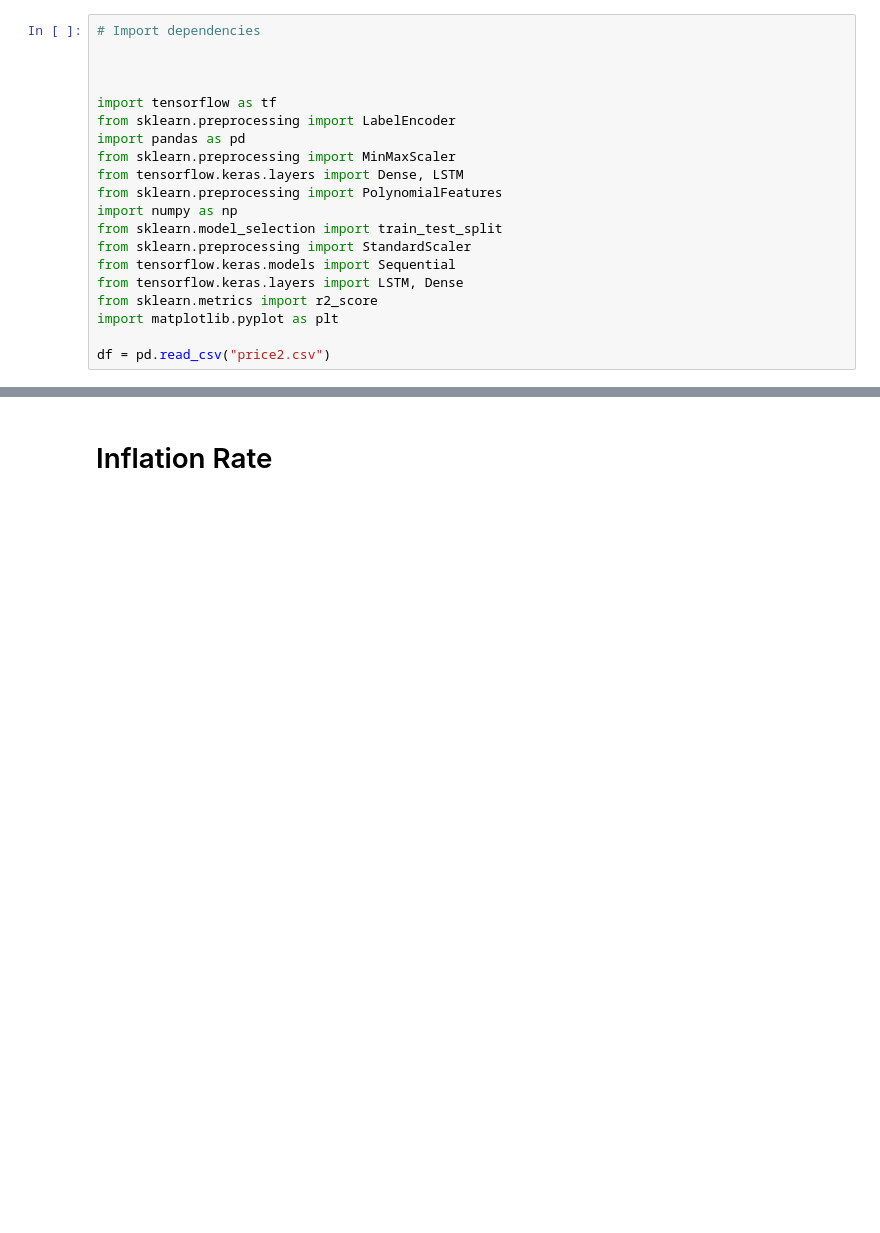
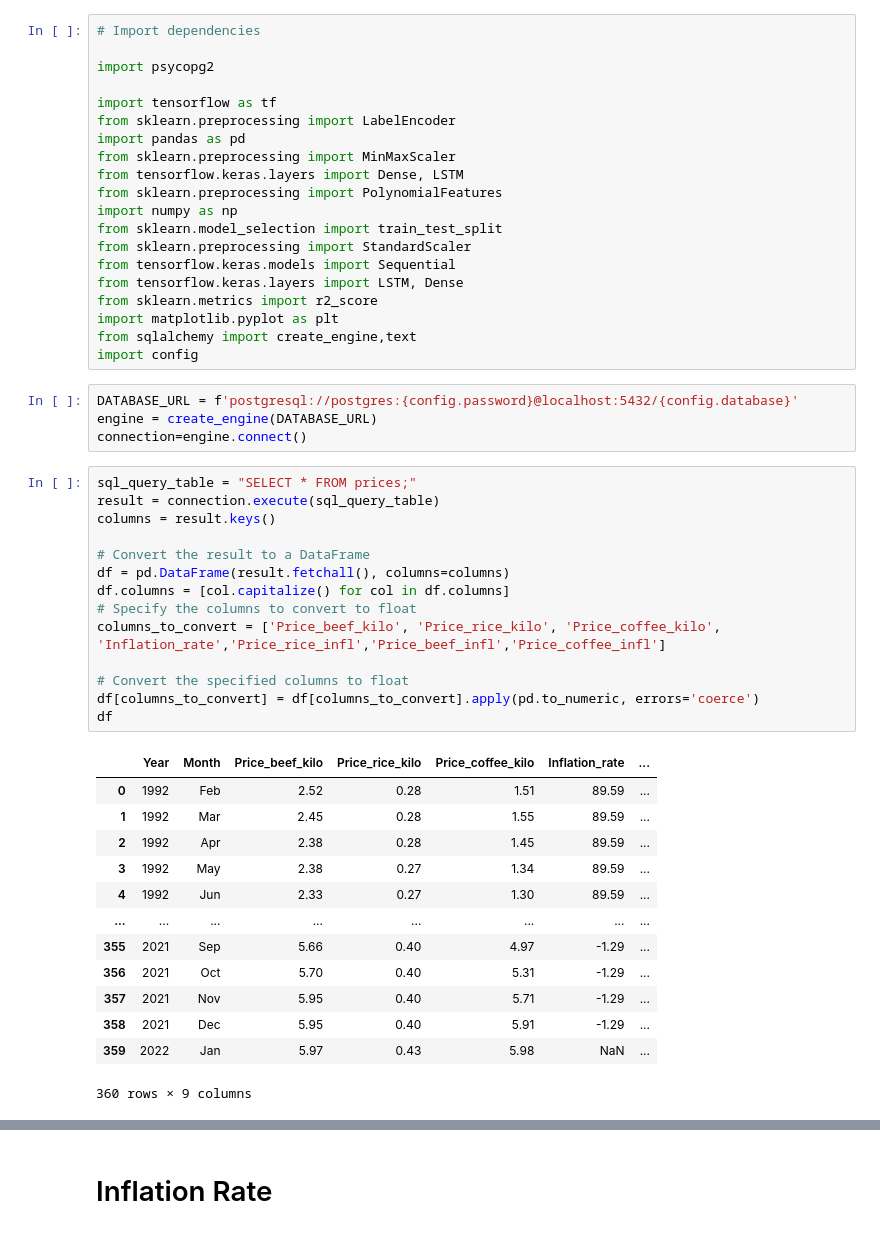
Before and after one commit to victorh360/Project_4, a Jupyter notebook: inflation_SQL_LSTM.ipynb, the cells around one changed output, grey strips where cells are left out. Saved outputs shown, nothing was run; the diff lists cells and outputs as text; blank space fills up the shorter version.

```diff
--- a/inflation_run_LSTM.ipynb
+++ b/inflation_SQL_LSTM.ipynb
@@ -1,7 +1,7 @@
 # %%
 # Import dependencies
 
-
+import psycopg2
 
 import tensorflow as tf
 from sklearn.preprocessing import LabelEncoder
@@ -16,7 +16,39 @@ from tensorflow.keras.models import Sequential
 from tensorflow.keras.layers import LSTM, Dense
 from sklearn.metrics import r2_score
 import matplotlib.pyplot as plt
-
-df = pd.read_csv("price2.csv")
+from sqlalchemy import create_engine,text
+import config
+# %%
+DATABASE_URL = f'postgresql://postgres:{config.password}@localhost:5432/{config.database}'
+engine = create_engine(DATABASE_URL)
+connection=engine.connect()
+# %%
+sql_query_table = "SELECT * FROM prices;"
+result = connection.execute(sql_query_table)
+columns = result.keys()
+
+# Convert the result to a DataFrame
+df = pd.DataFrame(result.fetchall(), columns=columns)
+df.columns = [col.capitalize() for col in df.columns]
+# Specify the columns to convert to float
+columns_to_convert = ['Price_beef_kilo', 'Price_rice_kilo', 'Price_coffee_kilo', 'Inflation_rate','Price_rice_infl','Price_beef_infl','Price_coffee_infl']
+
+# Convert the specified columns to float
+df[columns_to_convert] = df[columns_to_convert].apply(pd.to_numeric, errors='coerce')
+df
+# %% [output]
+|  | Year | Month | Price_beef_kilo | Price_rice_kilo | Price_coffee_kilo | Inflation_rate | ... |
+| 0 | 1992 | Feb | 2.52 | 0.28 | 1.51 | 89.59 | ... |
+| 1 | 1992 | Mar | 2.45 | 0.28 | 1.55 | 89.59 | ... |
+| 2 | 1992 | Apr | 2.38 | 0.28 | 1.45 | 89.59 | ... |
+| 3 | 1992 | May | 2.38 | 0.27 | 1.34 | 89.59 | ... |
+| 4 | 1992 | Jun | 2.33 | 0.27 | 1.30 | 89.59 | ... |
+| ... | ... | ... | ... | ... | ... | ... | ... |
+| 355 | 2021 | Sep | 5.66 | 0.40 | 4.97 | -1.29 | ... |
+| 356 | 2021 | Oct | 5.70 | 0.40 | 5.31 | -1.29 | ... |
+| 357 | 2021 | Nov | 5.95 | 0.40 | 5.71 | -1.29 | ... |
+| 358 | 2021 | Dec | 5.95 | 0.40 | 5.91 | -1.29 | ... |
+| 359 | 2022 | Jan | 5.97 | 0.43 | 5.98 | NaN | ... |
+360 rows × 9 columns
 # %%
 
```
Also changed, not shown: parts of 10 cells of this notebook, 5 other files.
